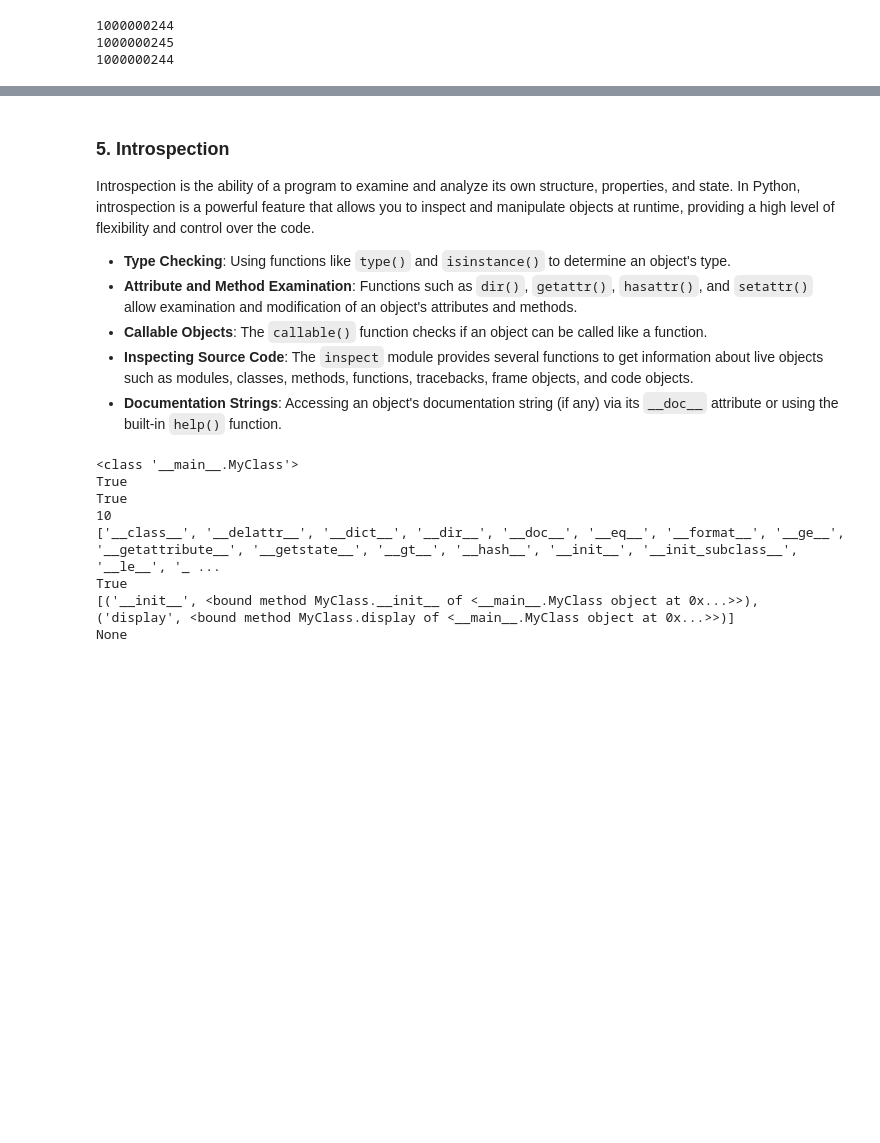
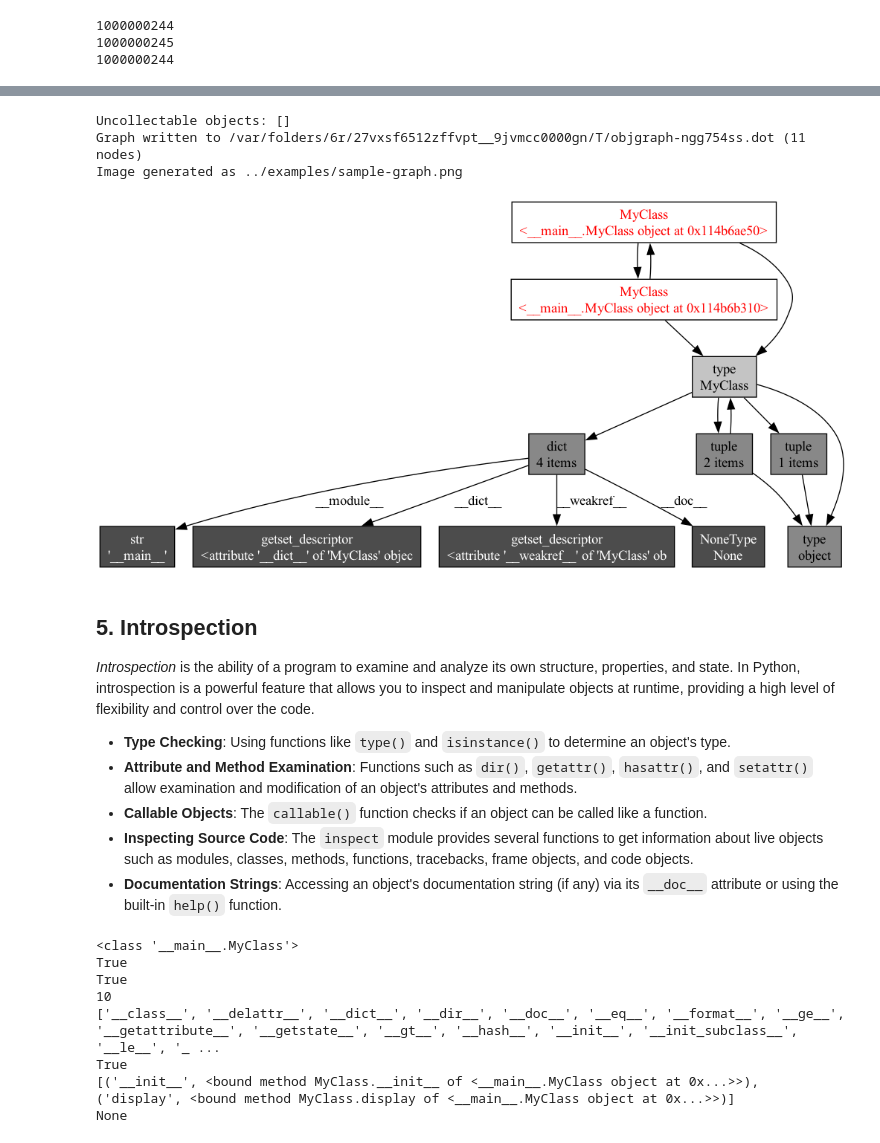
Before and after one commit to ivnvxd/pyquest, a Jupyter notebook: jupyter/09_python_language_interntals.ipynb, the cells around one changed output, grey strips where cells are left out. Drawn from its saved outputs; the diff is of its cells as text; code cells hidden in the pictures; blank space fills up the shorter version.

Commit message:
Part 9: toc links, headings levels, minor improvements, fix objgraph

```diff
--- a/jupyter/09_python_language_interntals.ipynb
+++ b/jupyter/09_python_language_interntals.ipynb
@@ -370,7 +424,37 @@ Image generated as examples/sample-graph.png
+# %%
+import gc
+
+import objgraph
+from IPython.display import Image, display
+
+
+# Example objects with references
+class MyClass:
+    pass
+
+
+a = MyClass()  # An instance of MyClass
+b = MyClass()  # Another instance of MyClass
+a.ref = b  # 'a' references 'b'
+b.ref = a  # 'b' references 'a', creating a circular reference
+
+gc.collect()  # Force garbage collection
+
+# Displaying unreachable objects
+print("Uncollectable objects:", gc.garbage[:1])
+
+# Show the reference graph for objects of type 'MyClass'
+objgraph.show_refs([a, b], filename="../examples/sample-graph.png")
+display(Image(filename="../examples/sample-graph.png"))
+# %% [output]
+Uncollectable objects: []
+Graph written to /var/folders/6r/27vxsf6512zffvpt__9jvmcc0000gn/T/objgraph-ngg754ss.dot (11 nodes)
+Image generated as ../examples/sample-graph.png
+[figure, added]
 # %% [markdown]
-### 5. Introspection <a id="introspection"></a>
+## 5. Introspection <a id="introspection"></a>
 
-Introspection is the ability of a program to examine and analyze its own structure, properties, and state. In Python, introspection is a powerful feature that allows you to inspect and manipulate objects at runtime, providing a high level of flexibility and control over the code.
+_Introspection_ is the ability of a program to examine and analyze its own structure, properties, and state. In Python, introspection is a powerful feature that allows you to inspect and manipulate objects at runtime, providing a high level of flexibility and control over the code.
 
 - **Type Checking**: Using functions like `type()` and `isinstance()` to determine an object's type.
 - **Attribute and Method Examination**: Functions such as `dir()`, `getattr()`, `hasattr()`, and `setattr()` allow examination and modification of an object's attributes and methods.
```
Also changed, not shown: parts of 27 cells of this notebook, 4 other files.
